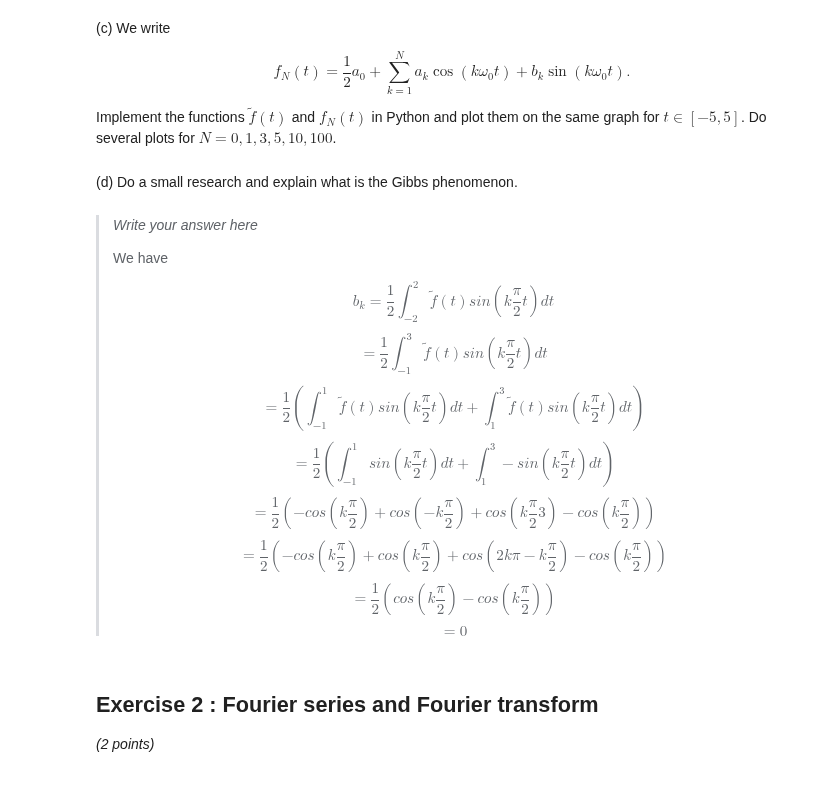
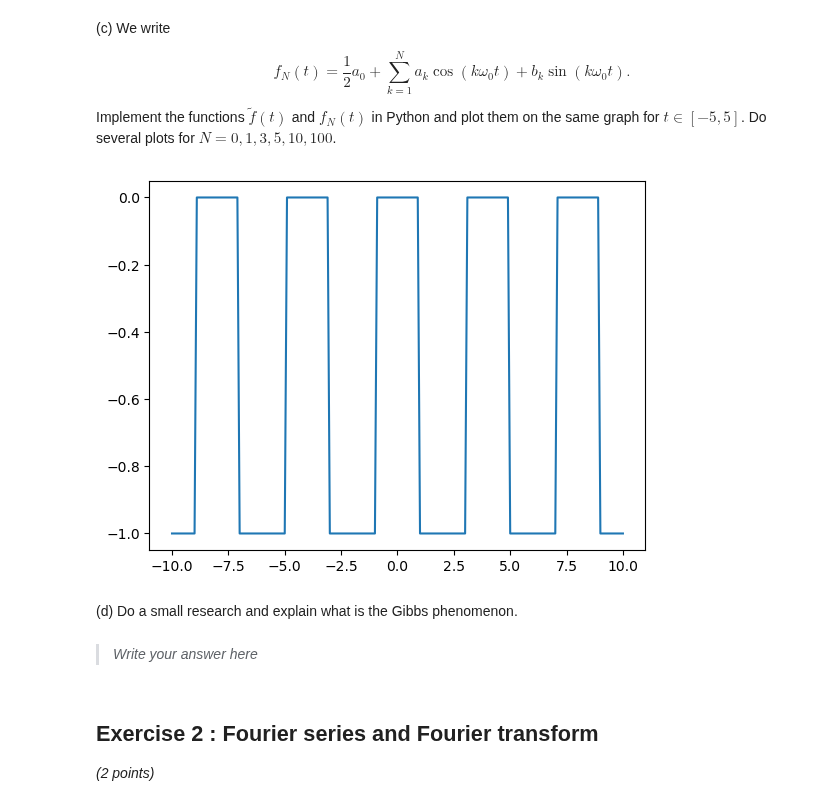
Before and after one commit to Arkanthara/digital_image_processing, a Jupyter notebook: TP8_FS_and_FT.ipynb, the cells around one changed output. Drawn from its saved outputs; the diff is of its cells as text; code cells hidden in the pictures.

```diff
--- a/TP8_FS_and_FT.ipynb
+++ b/TP8_FS_and_FT.ipynb
@@ -116,27 +140,45 @@ $$f_N (t) = \frac{1}{2} a_0 + \sum_{k=1}^N a_k \cos(k \omega_0 t) + b_k \sin(k \
 Implement the functions $\tilde{f}(t)$ and $f_N(t)$ in Python and plot them on the same graph for $t \in [-5, 5]$.
 Do several plots for $N = 0, 1, 3, 5, 10, 100$.
 # %%
-def f_tilda(t):
-    pass
+import numpy as np
+import matplotlib.pyplot as plt
+
+def f_tilda(t: np.ndarray):
+    y = t.copy()
+    mask_1 = ((-1 <= y) & (y < 1)).astype(int)
+    mask_2 = ((1 <= y) & (y < 3)).astype(int)
+    return mask_1 - mask_2
+
+def test(t: np.ndarray) -> np.ndarray:
+    y = t.copy()
+    mask_1 = ((y % 4 >= -1) & (y % 4 < 1)).astype(int)
+    mask_2 = ((y % 4 >= 1) & (y % 4 <= 3)).astype(int)
+    return mask_1 - mask_2
+
+def delta(x: np.ndarray, T: float) -> np.ndarray:
+    return (x - 1) % T == 0
+
+x = np.linspace(-10, 10, 201)
+test(x)
+
+
+plt.figure()
+#plt.plot(x, f_tilda(x))
+#plt.plot(x, np.convolve(delta(x, 4), f_tilda(x), mode="same"))
+plt.plot(x, test(x))
+plt.show()
+
+
 
 def f(t, N):
     pass
+# %% [output]
+[figure, added]
 # %% [markdown]
 (d) Do a small research and explain what is the Gibbs phenomenon.
 # %% [markdown]
 > *Write your answer here*
 >
-> We have
->
-> $$b_k = \frac{1}{2} \int_{-2}^2 \tilde{f}(t) sin(k\frac{\pi}{2}t)dt$$
-> $$ = \frac{1}{2} \int_{-1}^3 \tilde{f}(t) sin(k\frac{\pi}{2}t)dt$$
-> $$= \frac{1}{2} \left( \int_{-1}^1 \tilde{f}(t)sin(k\frac{\pi}{2}t)dt + \int_1^3 \tilde{f}(t) sin(k\frac{\pi}{2}t) dt \right)$$
-> $$= \frac{1}{2} \left( \int_{-1}^1 sin(k\frac{\pi}{2}t)dt + \int_1^3 -sin(k\frac{\pi}{2}t) dt \right)$$
-> $$= \frac{1}{2} \left( -cos(k\frac{\pi}{2}) + cos(-k\frac{\pi}{2}) + cos(k\frac{\pi}{2}3) -cos(k\frac{\pi}{2}) \right)$$
-> $$= \frac{1}{2} (-cos(k\frac{\pi}{2}) + cos(k\frac{\pi}{2}) + cos(2k\pi - k\frac{\pi}{2}) -cos(k\frac{\pi}{2}))$$
-> $$= \frac{1}{2} (cos(k\frac{\pi}{2}) -cos(k\frac{\pi}{2}))$$
-> $$= 0$$
->
 # %% [markdown]
 ## Exercise 2 : Fourier series and Fourier transform
 
```
Also changed, not shown: parts of 2 cells of this notebook.
